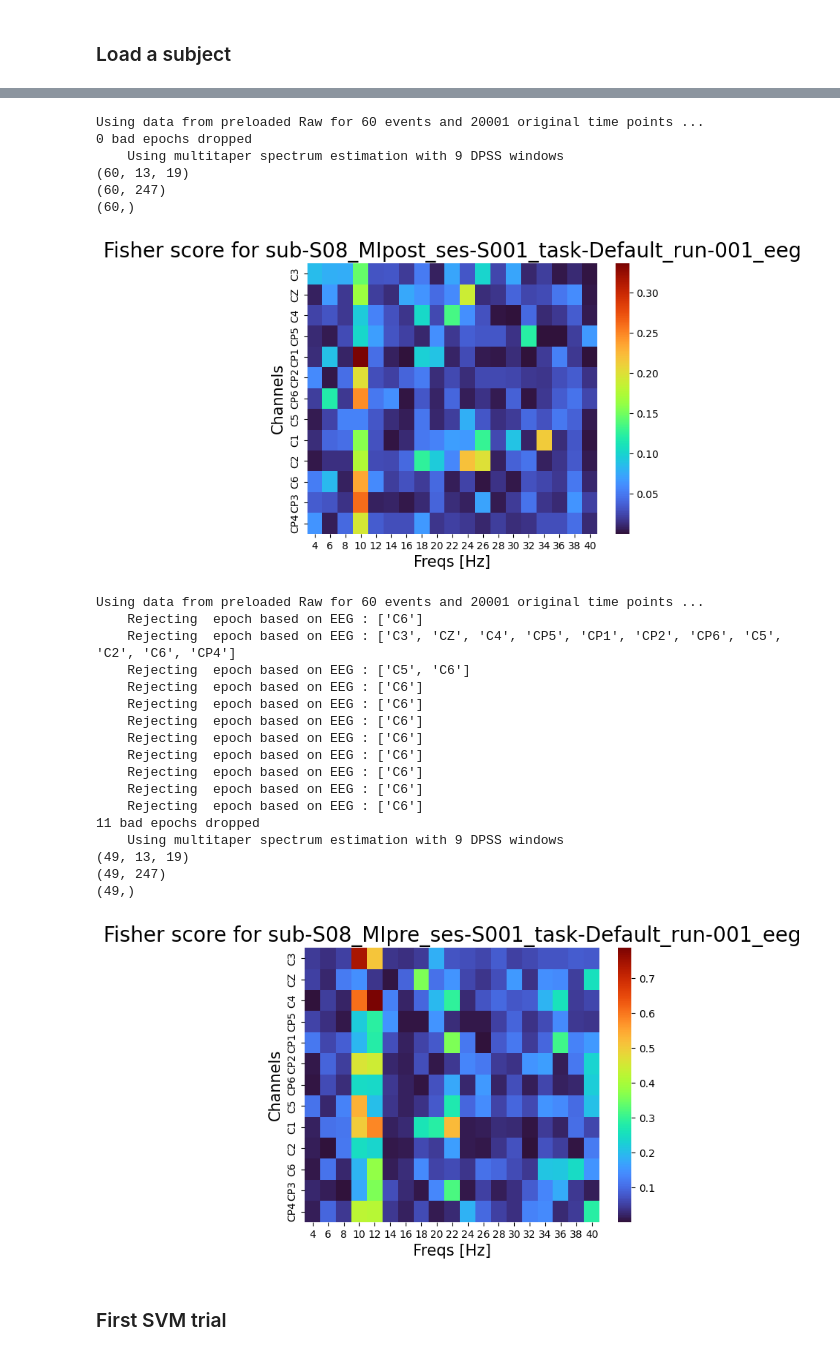
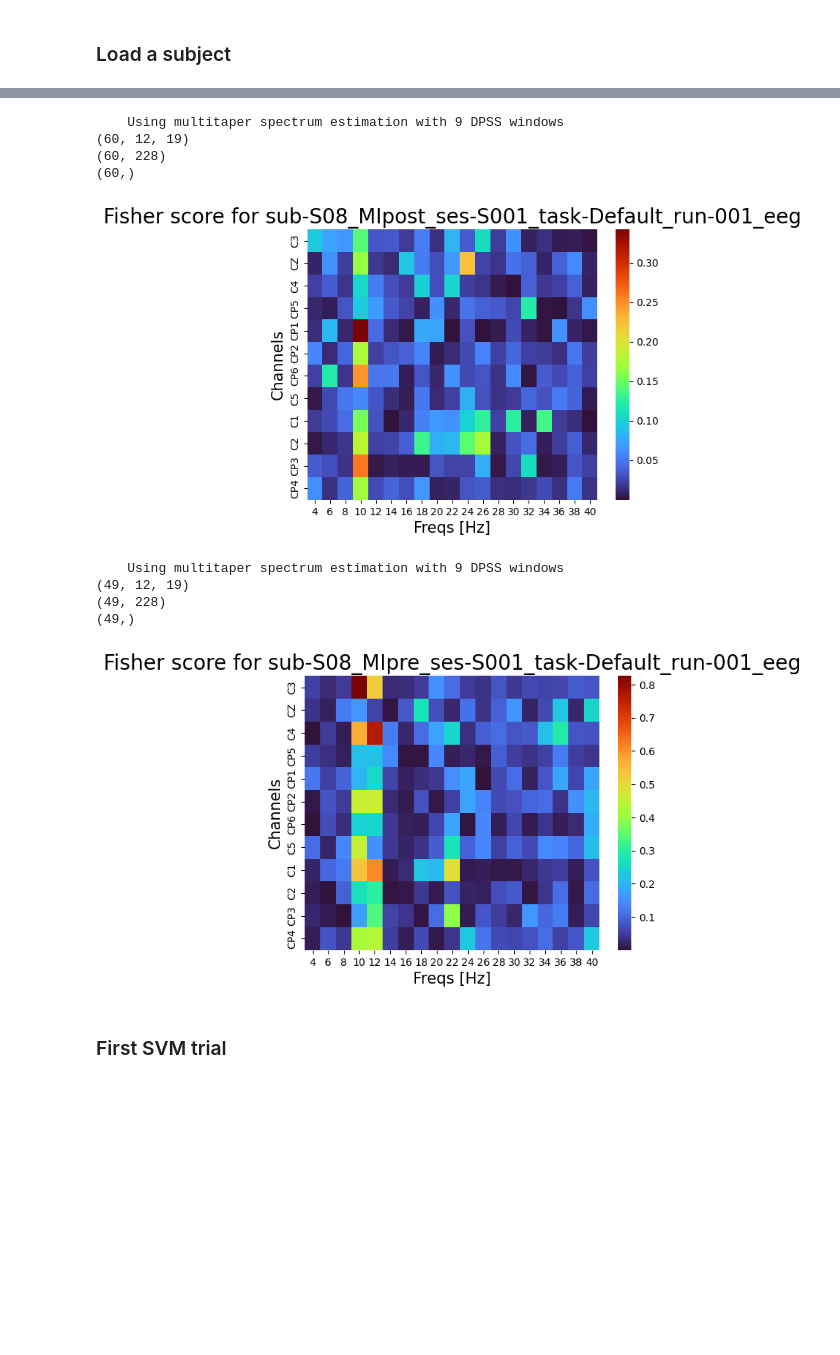
Before and after one commit to Mrwn-H/TNE, a Jupyter notebook: ML.ipynb, the cells around one changed output, grey strips where cells are left out. Drawn from its saved outputs; the diff is of its cells as text; code cells hidden in the pictures; blank space fills up the shorter version.

```diff
--- a/ML.ipynb
+++ b/ML.ipynb
@@ -63,4 +71,4 @@ EEG_dict_RAW,EEG_dict_corrected,EEG_dict_corrected_CAR,EEG_filtered,EVENTS_dict
 conditions = list(EEG_dict_corrected.keys())
 MIPOST = [x for x in conditions if 'MIpost' in x][0]
 MIPRE = [x for x in conditions if 'MIpre' in x][0]
-EEG_dict = get_epochs(EEG_dict_corrected_CAR,EVENTS_dict)
+Epoch_dict = get_epochs(EEG_dict_corrected_CAR,EVENTS_dict)
@@ -144,31 +75,18 @@ No baseline correction applied
+# %%
+Epoch_dict_,bad_chs_list = reject_bad_chs(Epoch_dict,match=True)
 # %%
-bandpower_dict,f_score_dict = fisher_analysis(EEG_dict_corrected_CAR,EVENTS_dict,mode='triple')
+bandpower_dict,f_score_dict,picks,freqs = fisher_analysis(Epoch_dict_,mode='triple')
 # %% [output]
-Using data from preloaded Raw for 60 events and 20001 original time points ...
-0 bad epochs dropped
     Using multitaper spectrum estimation with 9 DPSS windows
-(60, 13, 19)
-(60, 247)
+(60, 12, 19)
+(60, 228)
 (60,)
-[figure, old version]
+[figure, new version]
-Using data from preloaded Raw for 60 events and 20001 original time points ...
-    Rejecting  epoch based on EEG : ['C6']
-    Rejecting  epoch based on EEG : ['C3', 'CZ', 'C4', 'CP5', 'CP1', 'CP2', 'CP6', 'C5', 'C2', 'C6', 'CP4']
-    Rejecting  epoch based on EEG : ['C5', 'C6']
-    Rejecting  epoch based on EEG : ['C6']
-    Rejecting  epoch based on EEG : ['C6']
-    Rejecting  epoch based on EEG : ['C6']
-    Rejecting  epoch based on EEG : ['C6']
-    Rejecting  epoch based on EEG : ['C6']
-    Rejecting  epoch based on EEG : ['C6']
-    Rejecting  epoch based on EEG : ['C6']
-    Rejecting  epoch based on EEG : ['C6']
-11 bad epochs dropped
     Using multitaper spectrum estimation with 9 DPSS windows
-(49, 13, 19)
-(49, 247)
+(49, 12, 19)
+(49, 228)
 (49,)
-[figure, old version]
+[figure, new version]
 # %% [markdown]
 ### First SVM trial
 # %%
```
Also changed, not shown: parts of 12 cells of this notebook, 2 other files.
